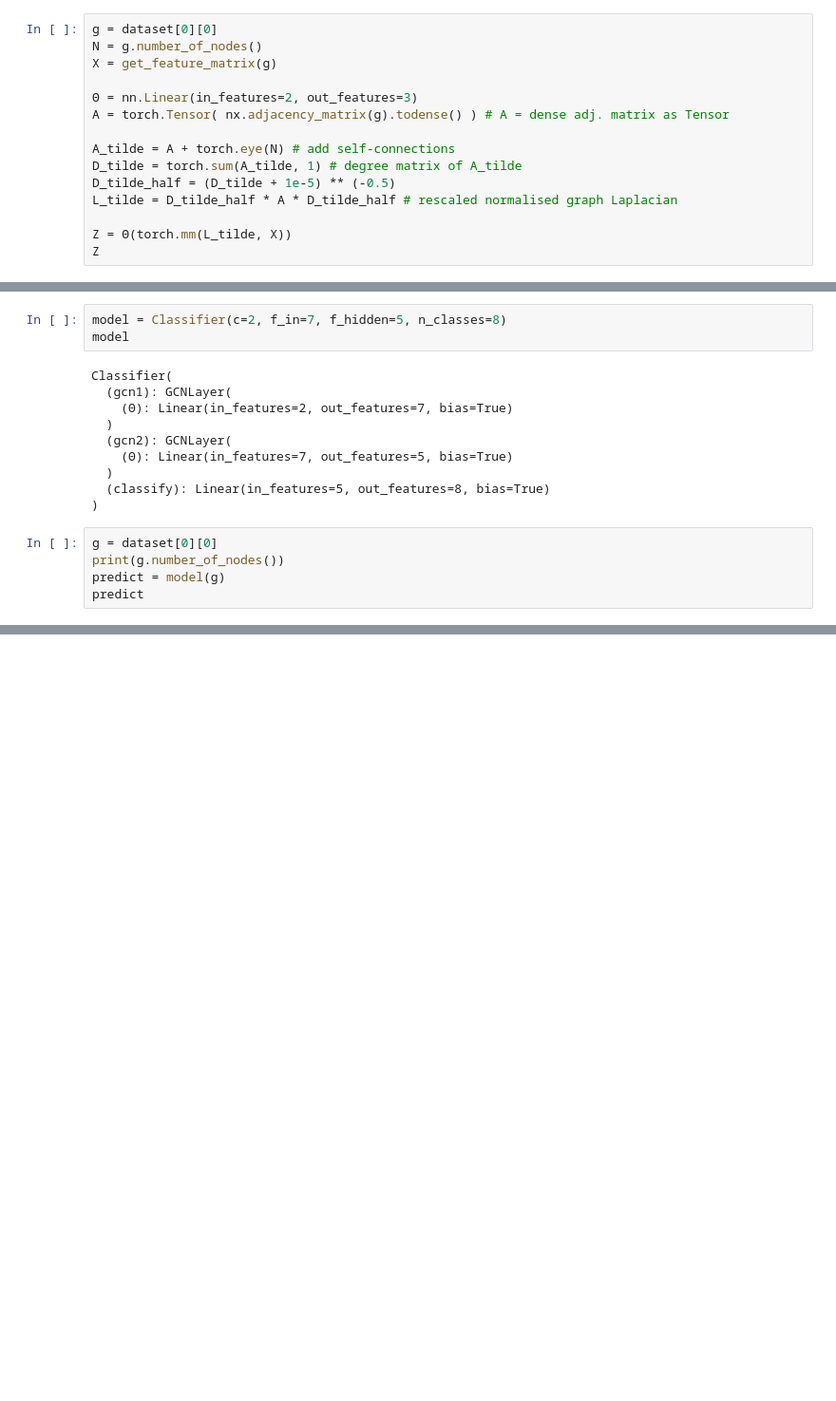
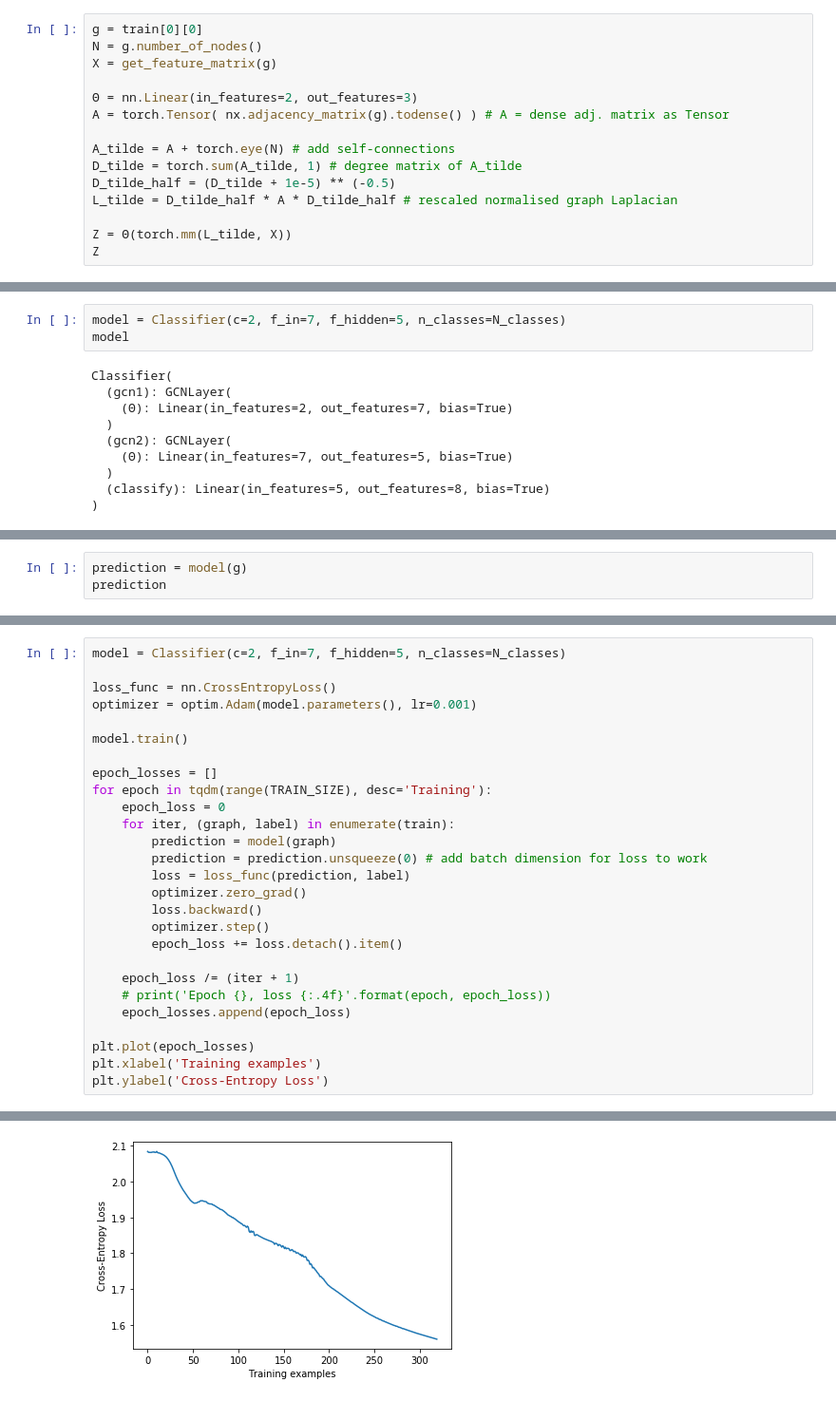
Before and after one commit to nishai/Graph-Convolution-Network, a Jupyter notebook: Graph Convolutional Network.ipynb, the cells around one changed output, grey strips where cells are left out. Shown at 95% size. Cells and saved outputs as stored; diff of their text form; blank space fills up the shorter version.

```diff
--- a/Graph Convolutional Network.ipynb
+++ b/Graph Convolutional Network.ipynb
@@ -107,5 +94,5 @@ def get_feature_matrix(g):
 # %%
-g = dataset[0][0]
+g = train[0][0]
 N = g.number_of_nodes()
 X = get_feature_matrix(g)
 
@@ -229,5 +224,5 @@ class Classifier(nn.Module):
 # %%
-model = Classifier(c=2, f_in=7, f_hidden=5, n_classes=8)
+model = Classifier(c=2, f_in=7, f_hidden=5, n_classes=N_classes)
 model
 # %% [output]
 Classifier(
@@ -239,8 +234,3 @@ Classifier(
   )
   (classify): Linear(in_features=5, out_features=8, bias=True)
 )
-# %%
-g = dataset[0][0]
-print(g.number_of_nodes())
-predict = model(g)
-predict
@@ -250,0 +239,3 @@ tensor([0.1936, 0.1317, 0.1733, 0.1207, 0.0958, 0.0708, 0.1082, 0.1059],
+# %%
+prediction = model(g)
+prediction
@@ -250,0 +249,28 @@ tensor([0.1936, 0.1317, 0.1733, 0.1207, 0.0958, 0.0708, 0.1082, 0.1059],
+# %%
+model = Classifier(c=2, f_in=7, f_hidden=5, n_classes=N_classes)
+
+loss_func = nn.CrossEntropyLoss()
+optimizer = optim.Adam(model.parameters(), lr=0.001)
+
+model.train()
+
+epoch_losses = []
+for epoch in tqdm(range(TRAIN_SIZE), desc='Training'):
+    epoch_loss = 0
+    for iter, (graph, label) in enumerate(train):
+        prediction = model(graph)
+        prediction = prediction.unsqueeze(0) # add batch dimension for loss to work
+        loss = loss_func(prediction, label)
+        optimizer.zero_grad()
+        loss.backward()
+        optimizer.step()
+        epoch_loss += loss.detach().item()
+
+    epoch_loss /= (iter + 1)
+    # print('Epoch {}, loss {:.4f}'.format(epoch, epoch_loss))
+    epoch_losses.append(epoch_loss)
+
+plt.plot(epoch_losses)
+plt.xlabel('Training examples')
+plt.ylabel('Cross-Entropy Loss')
+# %% [output]
@@ -251 +278,2 @@ tensor([0.1936, 0.1317, 0.1733, 0.1207, 0.0958, 0.0708, 0.1082, 0.1059],
+[figure, added]
 # %% [markdown]
```
Also changed, not shown: parts of 23 cells of this notebook.
